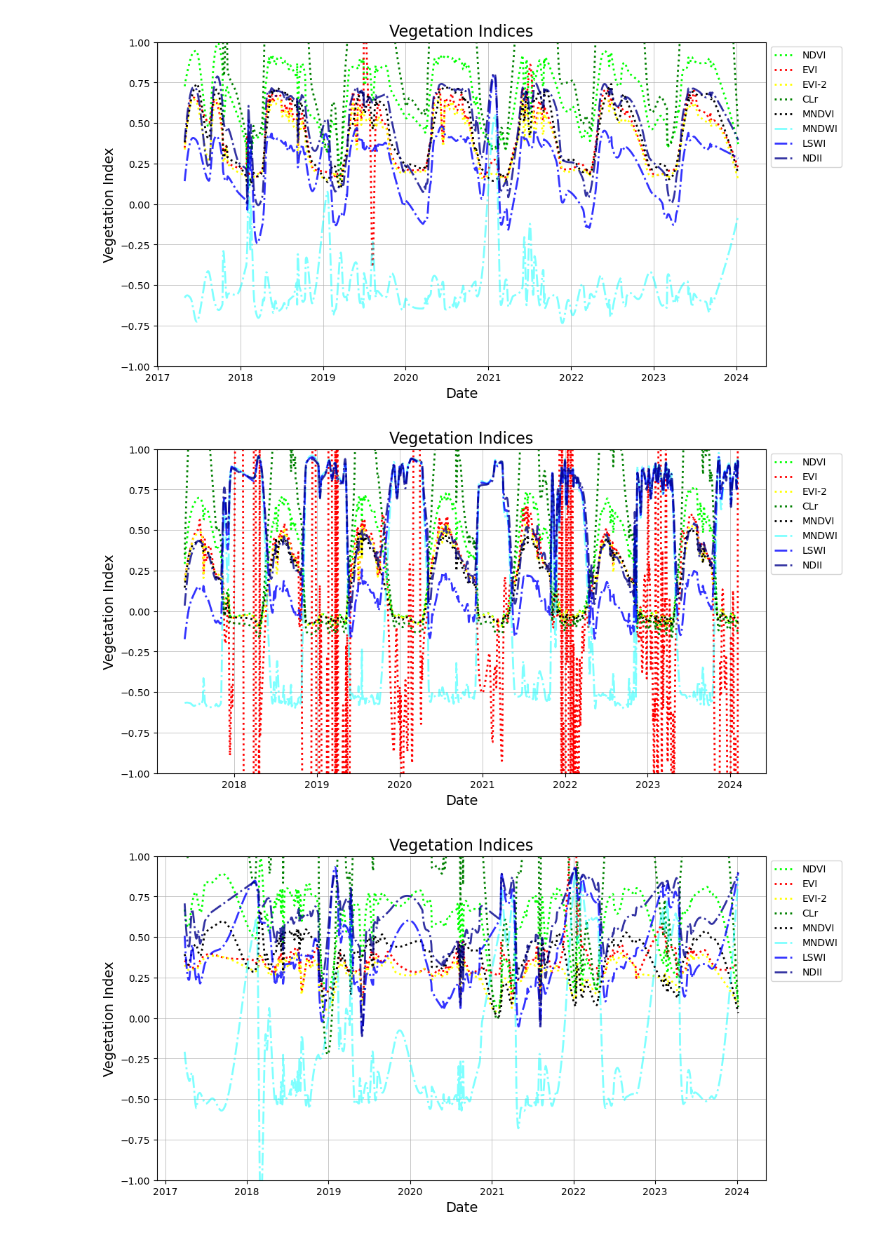
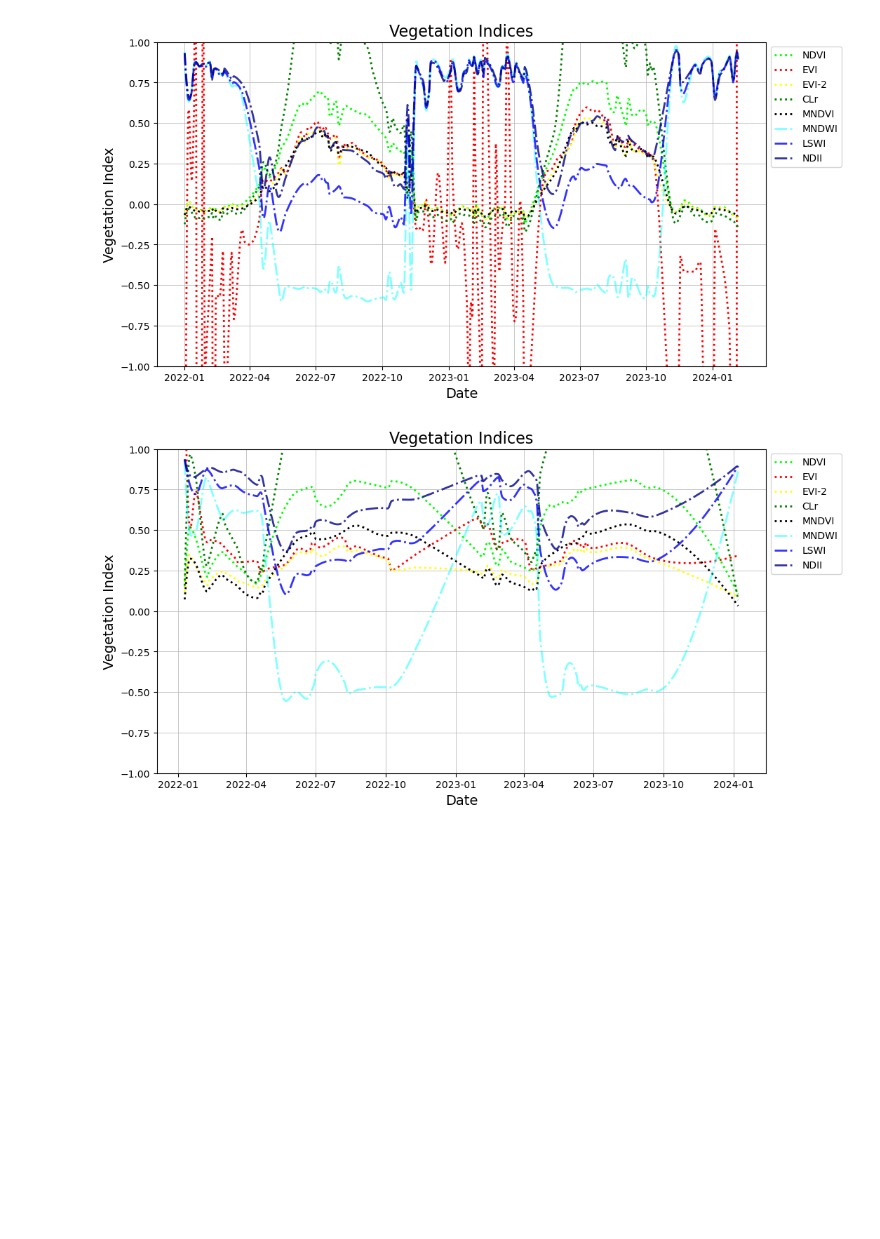
Before and after one commit to e-shapePP/vlabs, a Jupyter notebook: sen2gpp/vi_time_series.ipynb, the cells around one changed output. Cells and saved outputs as stored; diff of their text form; code cells hidden in the pictures; blank space fills up the shorter version.

Commit message:
Update excel file
Update excel file

```diff
--- a/sen2gpp/vi_time_series.ipynb
+++ b/sen2gpp/vi_time_series.ipynb
@@ -50,7 +50,7 @@ dgpp.collection = 'COPERNICUS/S2_SR_HARMONIZED'
 # MODIS_GPP         = 'MODIS/006/MOD17A2H'                 #Gross primary productivity(https://developers.google.com/earth-engine/datasets/catalog/MODIS_006_MOD17A2H)
 # MODIS_NPP         = 'MODIS/006/MOD17A3HGF'               #Net primary productivity (https://developers.google.com/earth-engine/datasets/catalog/MODIS_006_MOD17A3HGF)
 
-dgpp.year_list = [2017,2018,2019,2020,2021,2022,2023,2024]
+dgpp.year_list = [2022,2023,2024] # [2017,2018,2019,2020,2021,2022,2023,2024]
 dgpp.max_cloud_coverage   = 30
 dgpp.local_cloud_coverage = 100
 dgpp.ndviMask = -100
@@ -64,0 +62,5 @@ df = pd.read_excel(file_path)
+# %%
+file_path = r'P:\11204971-eshape\Interns\5_Karisma\01-Data\Additional Sites\list_sites_without_Lonzee.xlsx'
+df = pd.read_excel(file_path)
+# %%
+df['fetch']= 100 * (df['instrument_height']-df['canopy_height']*2/3)
@@ -70,12 +80,12 @@ for index, row in df.iterrows():
     dgpp.ID = row['site name']
 
     #TODO:Integrate anenometer and displacement height in the list_sites.xlsx file to run this part
-    # dgpp.instrument_height_anenometer = row['height anenometer']
-    # dgpp.displacement_height = row['displacement_height']
+    # dgpp.instrument_height_anenometer = row['instrument_height']
+    # dgpp.displacement_height = row['canopy_height']*2/3
     # fetch = 100*(dgpp.instrument_height_anenometer - dgpp.displacement_height) #Fetch to height ratio https://www.mdpi.com/2073-4433/10/6/299
     #                                                                        #https://nicholas.duke.edu/people/faculty/katul/Matlab_footprint.html
+    fetch = row['fetch_desired']
     fetch = 100
-
     lon_lat         =  [dgpp.longitude, dgpp.latitude]
     point = ee.Geometry.Point(lon_lat)
     aoi  = point.buffer(fetch)
@@ -110,3 +120,2 @@ The filtered size of the collection is 434
-[figure, old version]
+[figure, new version]
-[figure, old version]
+[figure, new version]
-[figure, removed]
```
Also changed, not shown: parts of 5 cells of this notebook, 15 other files.
